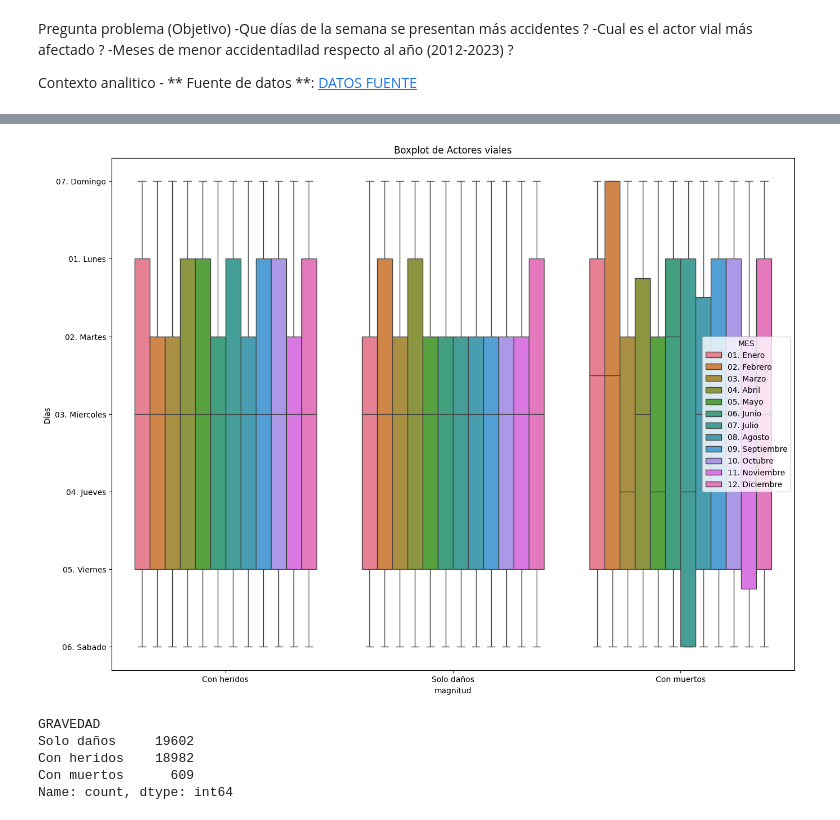
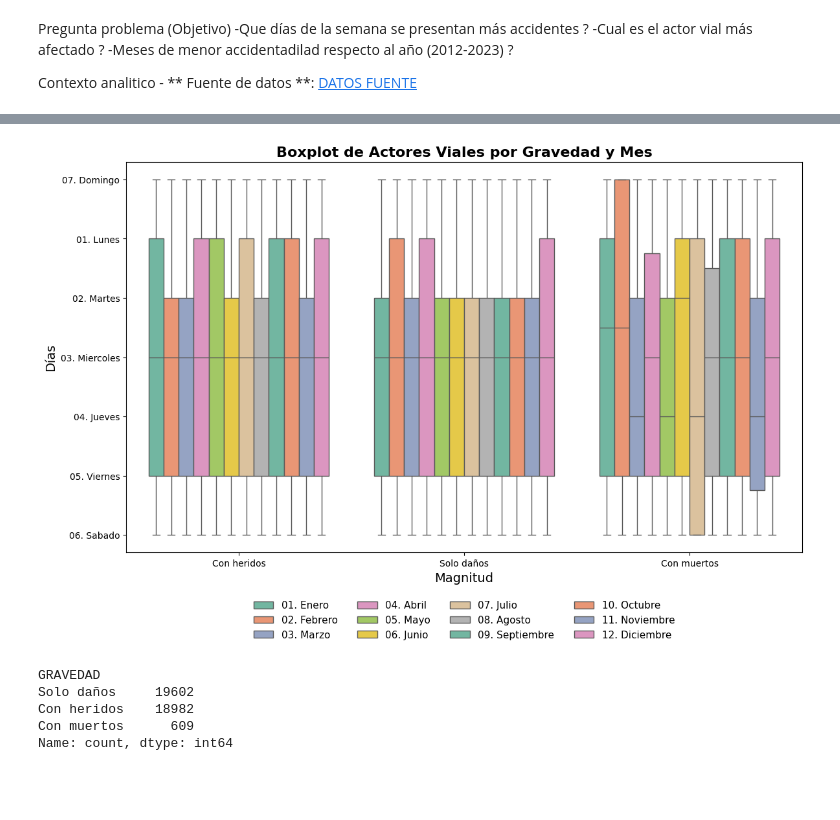
Before and after one commit to Akelarre1/BitRepo, a Jupyter notebook: Act2.ipynb, the cells around one changed output, grey strips where cells are left out. Saved outputs shown, nothing was run; the diff lists cells and outputs as text; code cells hidden in the pictures; blank space fills up the shorter version.

```diff
--- a/Act2.ipynb
+++ b/Act2.ipynb
@@ -142,12 +126,26 @@ plt.subplots_adjust(left=0.1, right=0.5, bottom=0.1, top=0.9, wspace=0.4, hspace
-# %%
-C1=A[['DÍA','GRAVEDAD','MES']]
-sns.boxplot(data=C1, x= 'GRAVEDAD', y='DÍA',hue= 'MES',showfliers= False)
-plt.xlabel('magnitud')
-plt.ylabel('Días')
-plt.title('Boxplot de Actores viales')
-plt.subplots_adjust(left=0.1, right=2, bottom=0.1, top=2, wspace=2, hspace=15)
-# %% [output]
-[figure, removed]
+# %%
+# Prepare the data
+C1 = A[['DÍA', 'GRAVEDAD', 'MES']]
+
+# Create the boxplot
+plt.figure(figsize=(12, 8))
+sns.boxplot(data=C1, x='GRAVEDAD', y='DÍA', hue='MES', showfliers=False, palette='Set2')
+
+# Set labels and title
+plt.xlabel('Magnitud', fontsize=14)
+plt.ylabel('Días', fontsize=14)
+plt.title('Boxplot de Actores Viales por Gravedad y Mes', fontsize=16, weight='bold')
+
+# Customize legend
+plt.legend(title='', title_fontsize='13', fontsize='11', loc='upper center', bbox_to_anchor=(0.5, -0.1), ncol=4, frameon=False)
+
+# Adjust layout for better spacing
+plt.tight_layout()
+
+# Display the plot
+plt.show()
+# %% [output]
+[figure, added]
 # %%
 conteo = A['GRAVEDAD'].value_counts()
 print(conteo)
```
Also changed, not shown: parts of 10 cells of this notebook.
